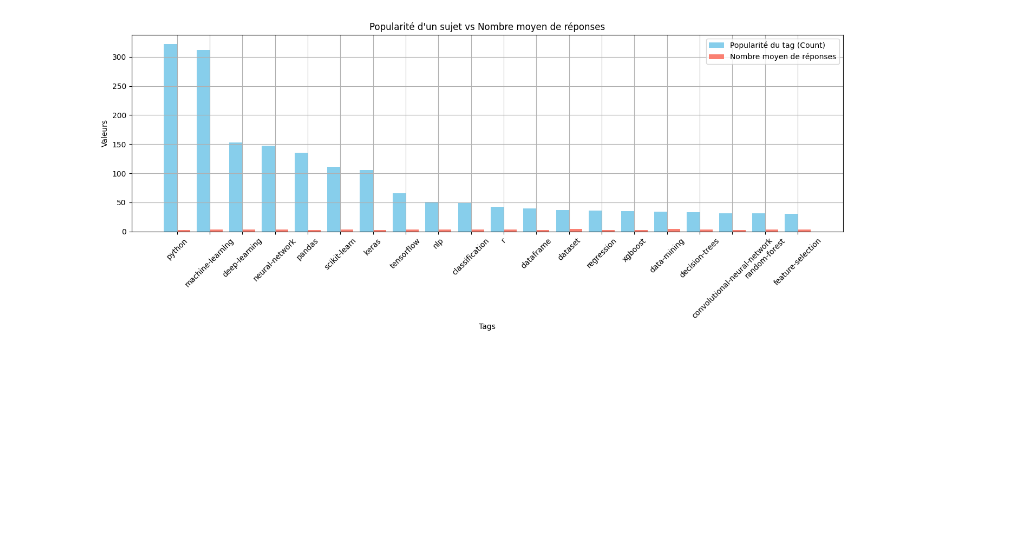
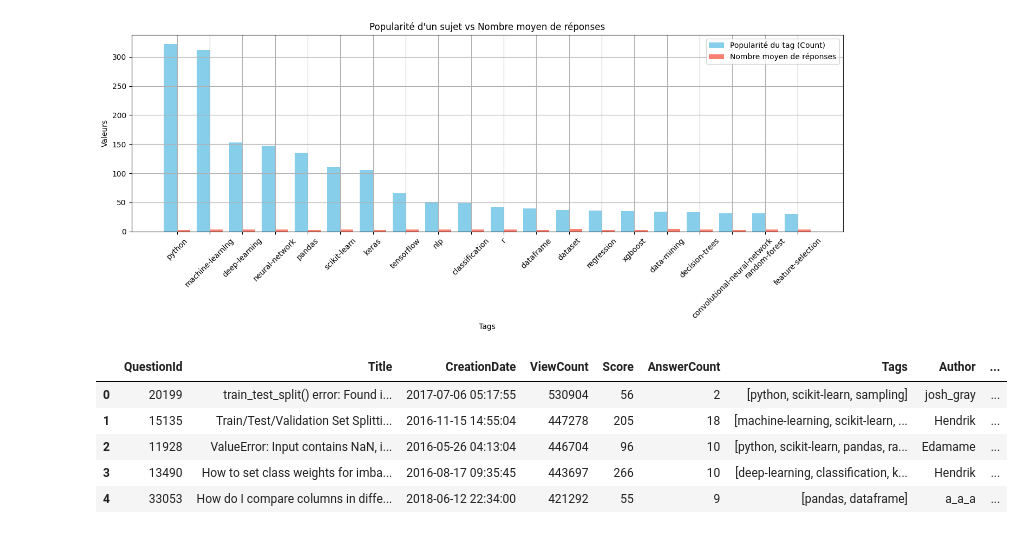
Before and after one commit to gatienseven7/Data_sets, a Jupyter notebook: Train.ipynb, the cells around one changed output. Cells and saved outputs as stored; diff of their text form; code cells hidden in the pictures; blank space fills up the shorter version.

```diff
--- a/Train.ipynb
+++ b/Train.ipynb
@@ -233,0 +233,9 @@ plt.show()
+# %%
+df2.head()
+# %% [output]
+|  | QuestionId | Title | CreationDate | ViewCount | Score | AnswerCount | Tags | Author | ... |
+| 0 | 20199 | train_test_split() error: Found i... | 2017-07-06 05:17:55 | 530904 | 56 | 2 | [python, scikit-learn, sampling] | josh_gray | ... |
+| 1 | 15135 | Train/Test/Validation Set Splitti... | 2016-11-15 14:55:04 | 447278 | 205 | 18 | [machine-learning, scikit-learn, ... | Hendrik | ... |
+| 2 | 11928 | ValueError: Input contains NaN, i... | 2016-05-26 04:13:04 | 446704 | 96 | 10 | [python, scikit-learn, pandas, ra... | Edamame | ... |
+| 3 | 13490 | How to set class weights for imba... | 2016-08-17 09:35:45 | 443697 | 266 | 10 | [deep-learning, classification, k... | Hendrik | ... |
+| 4 | 33053 | How do I compare columns in diffe... | 2018-06-12 22:34:00 | 421292 | 55 | 9 | [pandas, dataframe] | a_a_a | ... |
```
Also changed, not shown: parts of 2 cells of this notebook.
